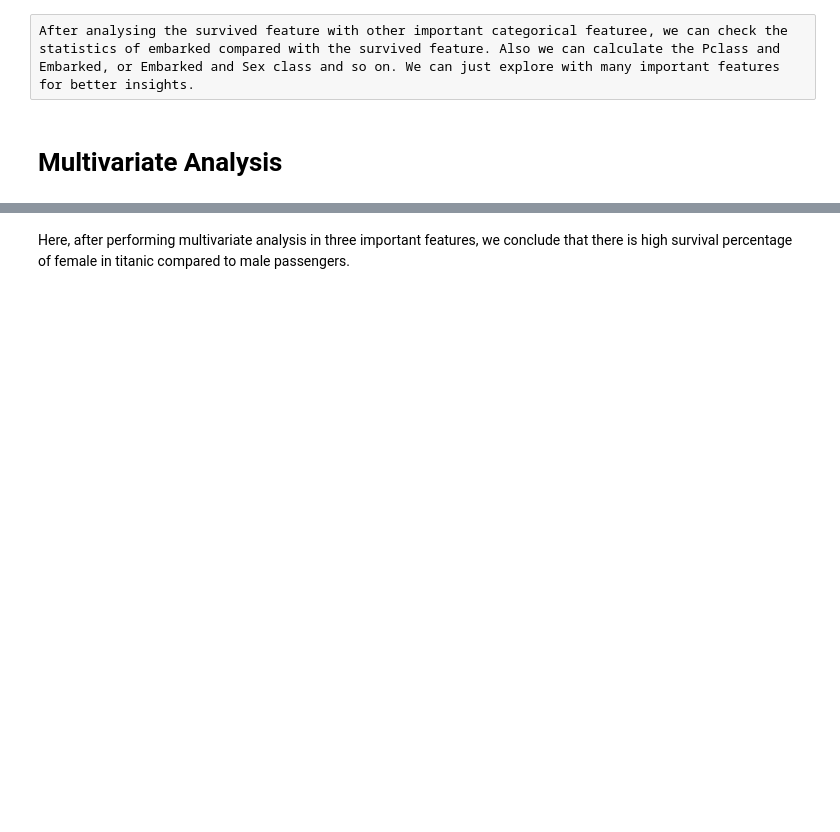
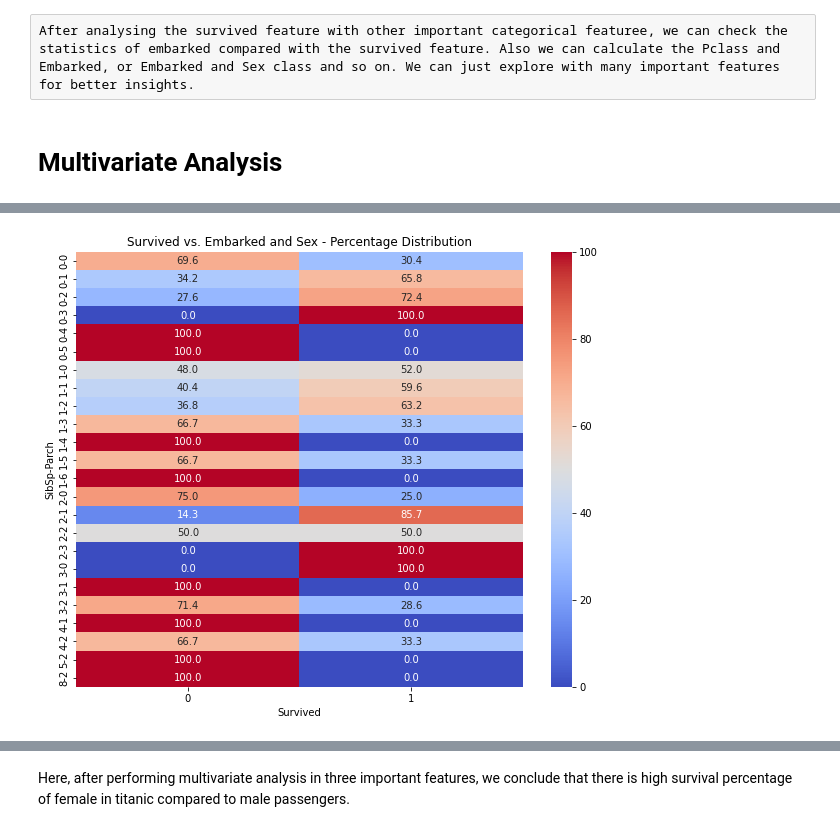
Before and after one commit to niteshpantha/titanic_data, a Jupyter notebook: titanic_analysis.ipynb, the cells around one changed output, grey strips where cells are left out. Saved outputs shown, nothing was run; the diff lists cells and outputs as text; code cells hidden in the pictures; blank space fills up the shorter version.

Commit message:
Visualizing the numerical features correlation using headmap

```diff
--- a/titanic_analysis.ipynb
+++ b/titanic_analysis.ipynb
@@ -544 +566,10 @@ After analysing the survived feature with other important categorical featuree,
+# %%
+cross_tab = pd.crosstab([df_train['SibSp'], df_train['Parch']], df_train['Survived'], normalize='index') * 100
+# Plot the heatmap
+plt.figure(figsize=(10, 8))
+sns.heatmap(cross_tab, annot=True, cmap='coolwarm', fmt=".1f", cbar=True)
+plt.title('Survived vs. Embarked and Sex - Percentage Distribution')
+plt.show()
+# %% [output]
+[figure, added]
 # %%
```
Also changed, not shown: parts of 85 cells of this notebook.
